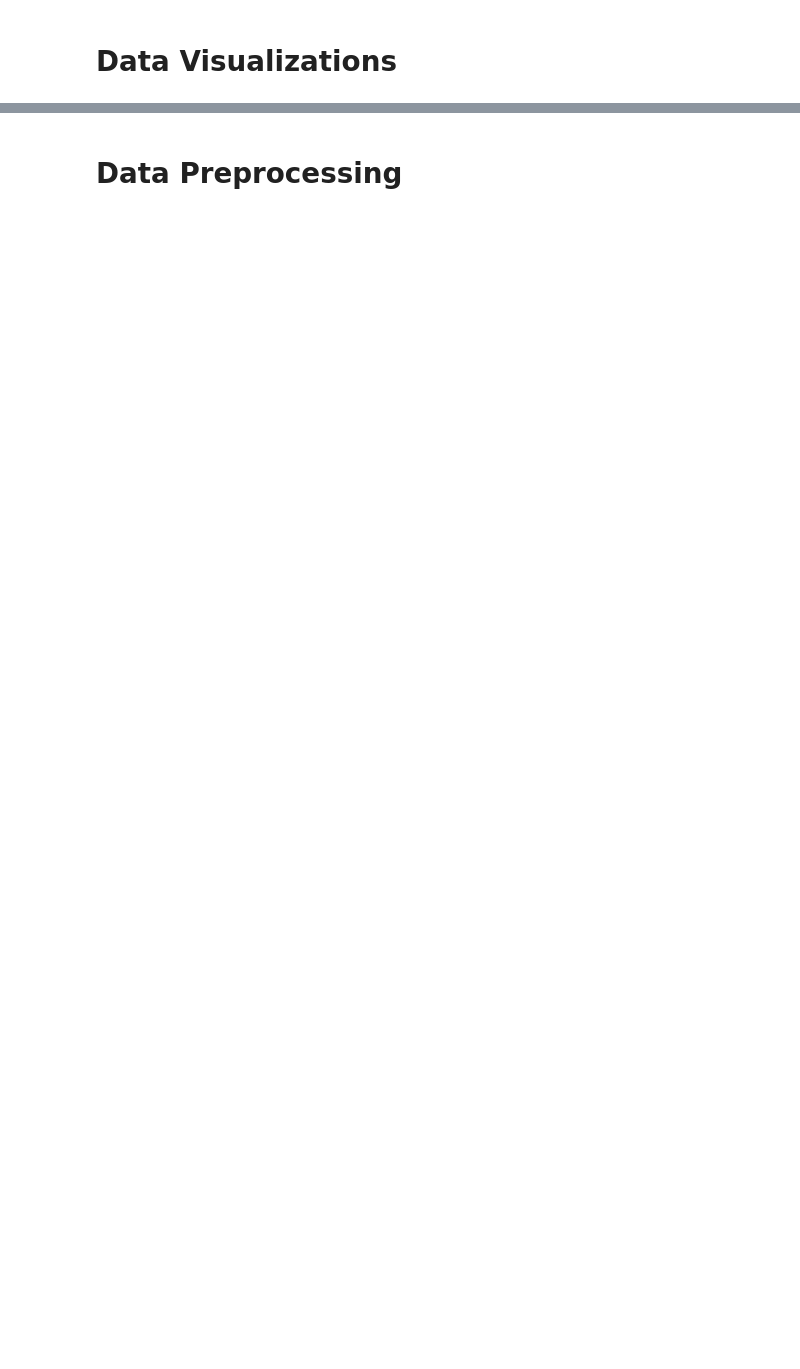
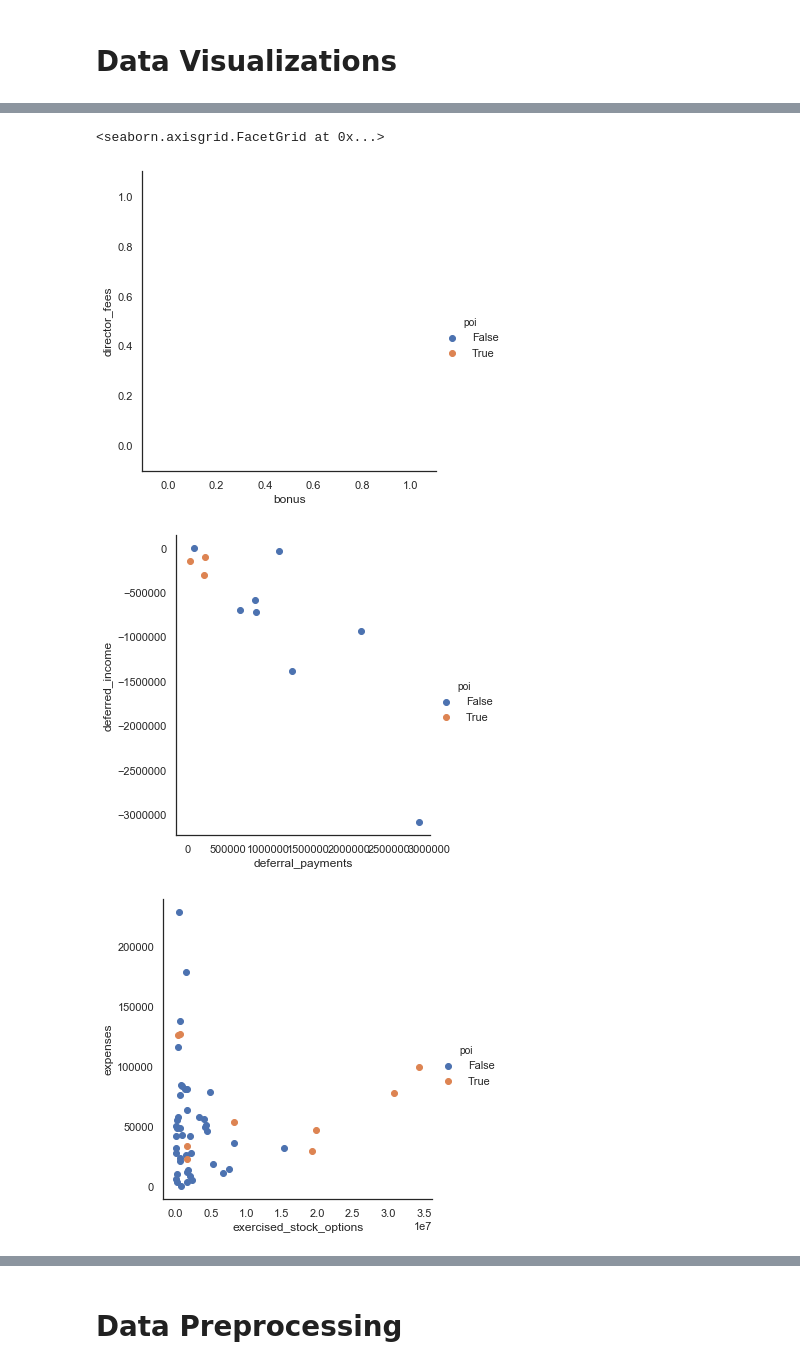
Before and after one commit to ted10401/3rd-ML100Days, a Jupyter notebook: homework/Day_051_HW.ipynb, the cells around one changed output, grey strips where cells are left out. Saved outputs shown, nothing was run; the diff lists cells and outputs as text; code cells hidden in the pictures; blank space fills up the shorter version.

```diff
--- a/homework/Day_051_HW.ipynb
+++ b/homework/Day_051_HW.ipynb
@@ -199,56 +134,68 @@ Name: expenses, dtype: float64
 ... (27 outputs left out)
 # %%
-import seaborn as sns
-sns.set(style = "white", color_codes = True)
-import matplotlib.pyplot as plt
-
 # bonus
 # deferral_payments
 # deferred_income
 # director_fees
 # exercised_stock_options
 # expenses
 # from_messages
 # from_poi_to_this_person
 # from_this_person_to_poi
 # loan_advances
 # long_term_incentive
 # other
 # poi
 # restricted_stock
 # restricted_stock_deferred
 # salary
 # shared_receipt_with_poi
 # to_messages
 # total_payments
 # total_stock_value
 
 # FacetGrid
 
-# sns.FacetGrid(train_data, hue = "poi", size = 5) \
-#    .map(plt.scatter, "bonus", "director_fees") \
-#    .add_legend()
-# sns.FacetGrid(train_data, hue = "poi", size = 5) \
-#    .map(plt.scatter, "deferral_payments", "deferred_income") \
-#    .add_legend()
-# sns.FacetGrid(train_data, hue = "poi", size = 5) \
-#    .map(plt.scatter, "exercised_stock_options", "expenses") \
-#    .add_legend()
-# sns.FacetGrid(train_data, hue = "poi", size = 5) \
-#    .map(plt.scatter, "from_messages", "to_messages") \
-#    .add_legend()
-# sns.FacetGrid(train_data, hue = "poi", size = 5) \
-#    .map(plt.scatter, "from_poi_to_this_person", "from_this_person_to_poi") \
-#    .add_legend()
-# sns.FacetGrid(train_data, hue = "poi", size = 5) \
-#    .map(plt.scatter, "loan_advances", "long_term_incentive") \
-#    .add_legend()
-# sns.FacetGrid(train_data, hue = "poi", size = 5) \
-#    .map(plt.scatter, "other", "salary") \
-#    .add_legend()
-# sns.FacetGrid(train_data, hue = "poi", size = 5) \
-#    .map(plt.scatter, "restricted_stock", "restricted_stock_deferred") \
-#    .add_legend()
-# sns.FacetGrid(train_data, hue = "poi", size = 5) \
-#    .map(plt.scatter, "shared_receipt_with_poi", "total_payments") \
-#    .add_legend()
+MMEncoder = MinMaxScaler()
+for c in df.columns:
+    df[c] = df[c].fillna(-1)
+df.head()
+
+sns.FacetGrid(train_data, hue = "poi", size = 5) \
+   .map(plt.scatter, "bonus", "director_fees") \
+   .add_legend()
+sns.FacetGrid(train_data, hue = "poi", size = 5) \
+   .map(plt.scatter, "deferral_payments", "deferred_income") \
+   .add_legend()
+sns.FacetGrid(train_data, hue = "poi", size = 5) \
+   .map(plt.scatter, "exercised_stock_options", "expenses") \
+   .add_legend()
+sns.FacetGrid(train_data, hue = "poi", size = 5) \
+   .map(plt.scatter, "from_messages", "to_messages") \
+   .add_legend()
+sns.FacetGrid(train_data, hue = "poi", size = 5) \
+   .map(plt.scatter, "from_poi_to_this_person", "from_this_person_to_poi") \
+   .add_legend()
+sns.FacetGrid(train_data, hue = "poi", size = 5) \
+   .map(plt.scatter, "loan_advances", "long_term_incentive") \
+   .add_legend()
+sns.FacetGrid(train_data, hue = "poi", size = 5) \
+   .map(plt.scatter, "other", "salary") \
+   .add_legend()
+sns.FacetGrid(train_data, hue = "poi", size = 5) \
+   .map(plt.scatter, "restricted_stock", "restricted_stock_deferred") \
+   .add_legend()
+sns.FacetGrid(train_data, hue = "poi", size = 5) \
+   .map(plt.scatter, "shared_receipt_with_poi", "total_payments") \
+   .add_legend()
+
+# bonus
+# director_fees
+# loan_advances
+# restricted_stock_deferred
+# restricted_stock
+# %% [output]
+<seaborn.axisgrid.FacetGrid at 0x...>
+[figure, added]
+[figure, added]
+[figure, added]
```
Also changed, not shown: parts of 14 cells of this notebook.
